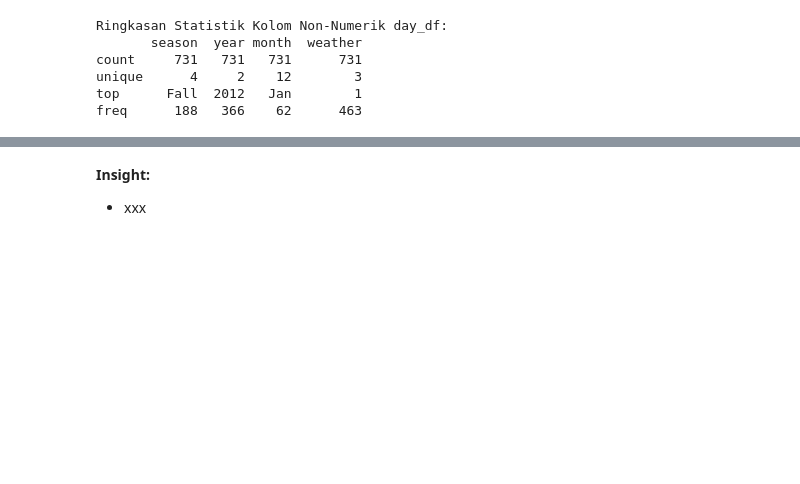
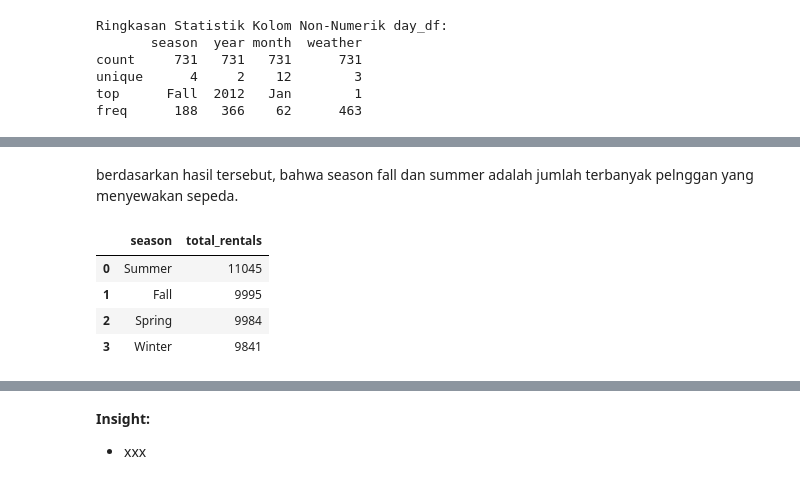
Before and after one commit to Mutasar/sewa-sepeda, a Jupyter notebook: Proyek_Analisis_Data.ipynb, the cells around one changed output, grey strips where cells are left out. Drawn from its saved outputs; the diff is of its cells as text; code cells hidden in the pictures; blank space fills up the shorter version.

```diff
--- a/Proyek_Analisis_Data.ipynb
+++ b/Proyek_Analisis_Data.ipynb
@@ -562,0 +572,11 @@ freq      188   366    62      463
+# %% [markdown]
+berdasarkan hasil tersebut, bahwa season fall dan summer adalah jumlah terbanyak pelnggan yang menyewakan sepeda.
+# %%
+# melihat jumlah penyewaan tiap season
+hour_df.groupby(by="season").total_rentals.sum().sort_values(ascending=False).reset_index().head(10)
+# %% [output]
+|  | season | total_rentals |
+| 0 | Summer | 11045 |
+| 1 | Fall | 9995 |
+| 2 | Spring | 9984 |
+| 3 | Winter | 9841 |
```
Also changed, not shown: parts of 9 cells of this notebook.
